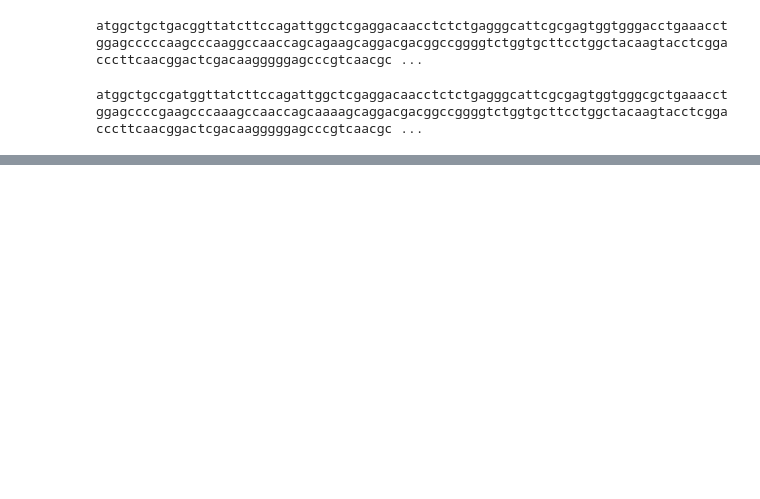
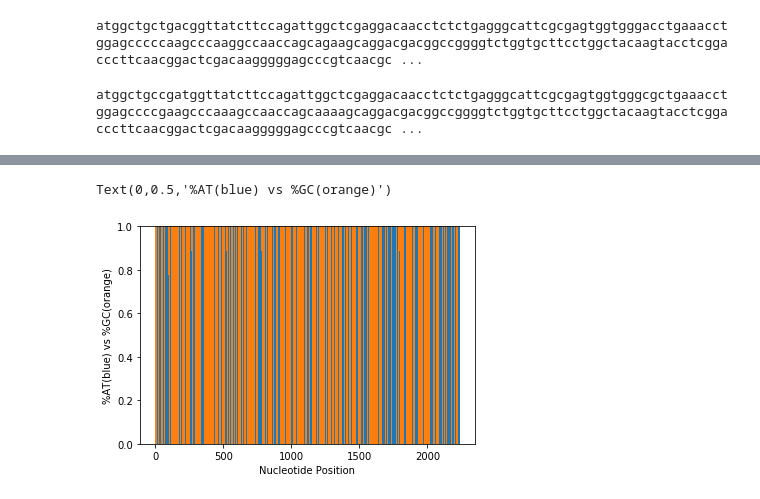
Before and after one commit to hverdonk/BioE131, a Jupyter notebook: Verdonk Lab 2.ipynb, the cells around one changed output, grey strips where cells are left out. Cells and saved outputs as stored; diff of their text form; code cells hidden in the pictures; blank space fills up the shorter version.

Commit message:
Finished bar graphs and box plots

```diff
--- a/Verdonk Lab 2.ipynb
+++ b/Verdonk Lab 2.ipynb
@@ -28,0 +58,47 @@ atggctgccgatggttatcttccagattggctcgaggacaacctctctgagggcattcgcgagtggtgggcgctgaaacc
+# %%
+#define function for calculating AT and GC content
+
+#clades indexed top to bottom
+topcluster = ["hu.39", "rh.50", "rh.57","rh.51", 'rh.49', "rh.53", 'rh.64', "rh.61", 'rh.58']
+middlecluster = ['pi.2', 'pi.3', 'pi.1', 'rh.10', 'bb.1', 'bb.2', 'hu.17', 'hu.6', 'rh.2', 'rh.40', 'hu.67', 'hu.37', 'hu.40', 'hu.66', 'hu.41', 'rh.38', 'hu.42']
+bottomcluster= ['cy.3', 'cy.6', 'cy.4', 'cy.5', 'rh.13', 'rh.35', 'rh.36', 'rh.37', 'cy.2', 'rh.54', 'rh.55', 'rh.48', 'rh.62', 'hu.43', 'hu.48', 'hu.44', 'hu.46', 'hu.14', 'hu.31', 'hu.32', 'rh.43', 'rh.52']
+
+dictofsamples = SeqIO.to_dict(SeqIO.parse("seqs.aligned.fa", "fasta"))
+
+def at_content(listofsamples, position_num):
+    count = 0
+    length = len(listofsamples)
+    for name in listofsamples:
+        temp = dictofsamples[name].seq
+        if temp[position_num] == 'A' or temp[position_num] == 'T':
+            count += 1
+    return count / length
+
+def gc_content(listofsamples, position_num):
+    return 1 - at_content(listofsamples, position_num)
+# %%
+#generate data
+pos_list= range(1,len(dictofsamples["hu.39"].seq))
+
+#Top Cluster
+pat_top= [at_content(topcluster, x) for x in pos_list]
+pgc_top = [gc_content(topcluster, x) for x in pos_list]
+
+#Middle Cluster
+pat_middle = [at_content(middlecluster, x) for x in pos_list]
+pgc_middle = [gc_content(middlecluster, x) for x in pos_list]
+
+#Bottom Cluster
+pat_bottom = [at_content(bottomcluster, x) for x in pos_list]
+pgc_bottom = [gc_content(bottomcluster, x) for x in pos_list]
+# %%
+#generate barplot
+
+#Top Cluster
+attop_out = plt.bar (pos_list, pat_top, 1)
+gctop_out = plt.bar (pos_list, pgc_top, 1, bottom=pat_top)
+plt.xlabel("Nucleotide Position")
+plt.ylabel("%AT(blue) vs %GC(orange)")
+# %% [output]
+Text(0,0.5,'%AT(blue) vs %GC(orange)')
+[figure, added]
```
Also changed, not shown: parts of 7 cells of this notebook.
